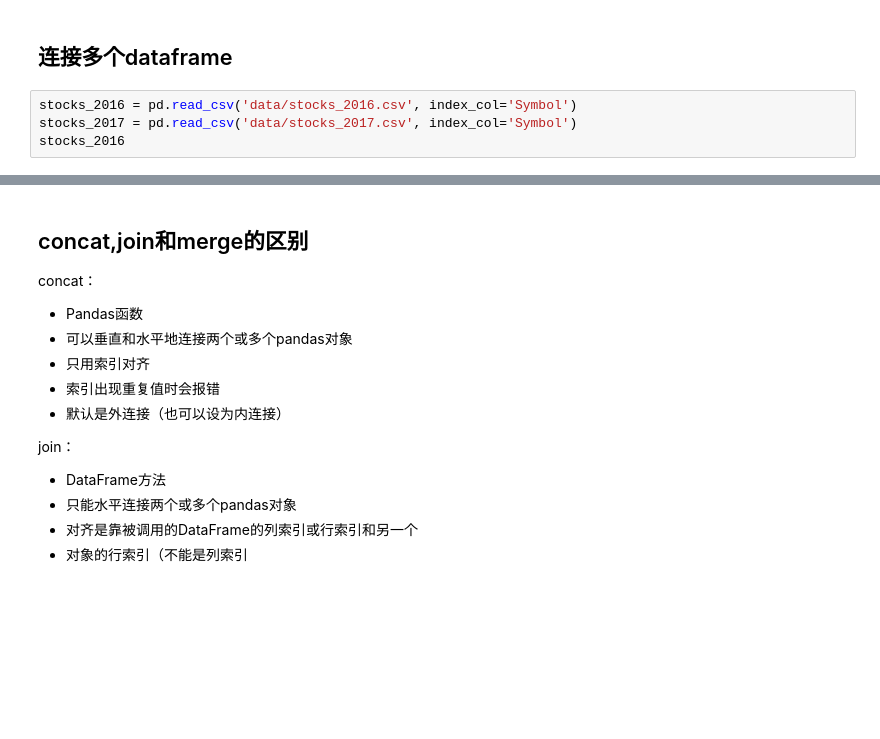
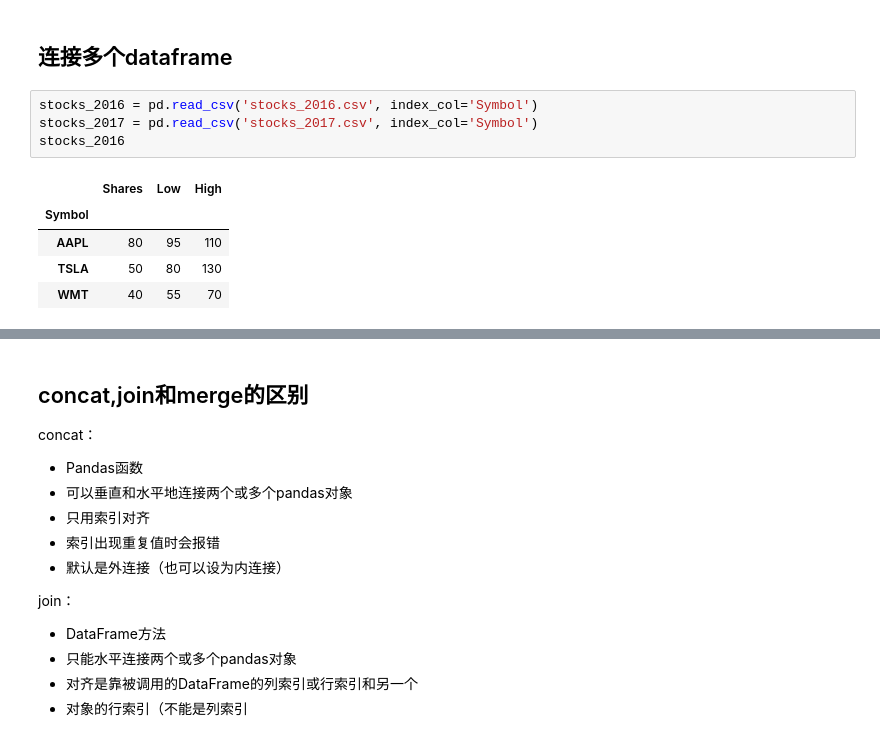
Before and after one commit to 99night66/pandas_study, a Jupyter notebook: 9_合并pandas对象.ipynb, the cells around one changed output, grey strips where cells are left out. Drawn from its saved outputs; the diff is of its cells as text; blank space fills up the shorter version.

```diff
--- a/9_合并pandas对象.ipynb
+++ b/9_合并pandas对象.ipynb
@@ -74,8 +226,14 @@ bball_16_copy = bball_16_copy.append(random_data)
 # %% [markdown]
 ## 连接多个dataframe
 # %%
-stocks_2016 = pd.read_csv('data/stocks_2016.csv', index_col='Symbol')
-stocks_2017 = pd.read_csv('data/stocks_2017.csv', index_col='Symbol')
+stocks_2016 = pd.read_csv('stocks_2016.csv', index_col='Symbol')
+stocks_2017 = pd.read_csv('stocks_2017.csv', index_col='Symbol')
 stocks_2016
+# %% [output]
+|  | Shares | Low | High |
+| Symbol |  |  |  |
+| AAPL | 80 | 95 | 110 |
+| TSLA | 50 | 80 | 130 |
+| WMT | 40 | 55 | 70 |
 # %%
 stocks_2017
```
Also changed, not shown: parts of 35 cells of this notebook, 3 other files.
